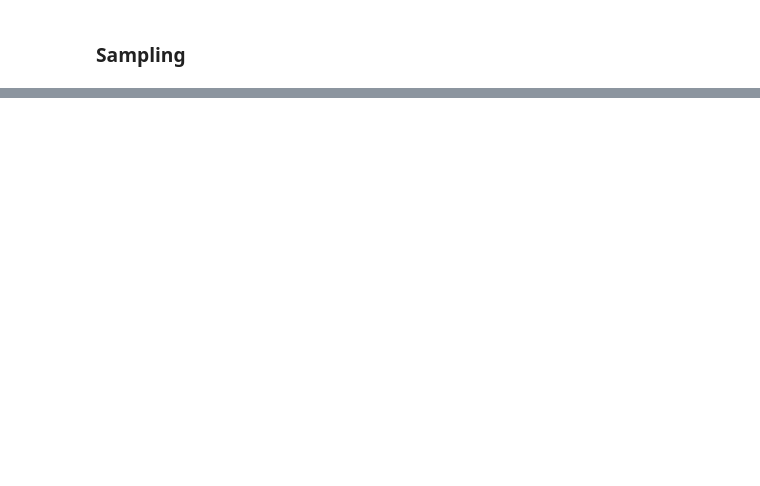
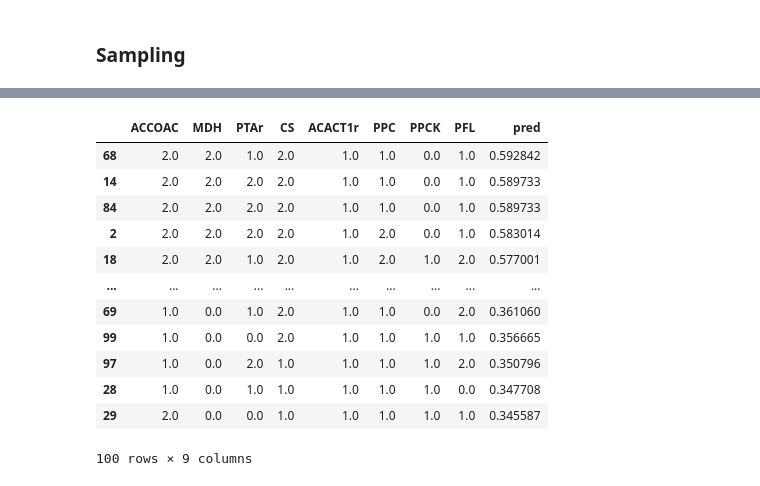
Before and after one commit to costasmexis/straindesignXAI, a Jupyter notebook: notebooks/Isoprenol.ipynb, the cells around one changed output, grey strips where cells are left out. Saved outputs shown, nothing was run; the diff lists cells and outputs as text; code cells hidden in the pictures; blank space fills up the shorter version.

```diff
--- a/notebooks/Isoprenol.ipynb
+++ b/notebooks/Isoprenol.ipynb
@@ -387,0 +211,30 @@ KeyError: 'mu'
+# %%
+top_df = d.df[d.df["cluster"] == top_cluster].copy()
+
+df_x_train = top_df.drop(["Value", "cluster", "pred"], axis=1)
+df_y_train = pd.DataFrame(top_df["Value"])
+
+discrete_columns = df_x_train.columns.tolist()
+# %%
+from ctgan import CTGAN
+
+ctgan = CTGAN(epochs=100)
+ctgan.fit(df_x_train, discrete_columns)
+# %%
+synthetic_data = ctgan.sample(100)
+synthetic_data['pred'] = d.model.predict(synthetic_data)
+synthetic_data.sort_values('pred', ascending=False)
+# %% [output]
+|  | ACCOAC | MDH | PTAr | CS | ACACT1r | PPC | PPCK | PFL | pred |
+| 68 | 2.0 | 2.0 | 1.0 | 2.0 | 1.0 | 1.0 | 0.0 | 1.0 | 0.592842 |
+| 14 | 2.0 | 2.0 | 2.0 | 2.0 | 1.0 | 1.0 | 0.0 | 1.0 | 0.589733 |
+| 84 | 2.0 | 2.0 | 2.0 | 2.0 | 1.0 | 1.0 | 0.0 | 1.0 | 0.589733 |
+| 2 | 2.0 | 2.0 | 2.0 | 2.0 | 1.0 | 2.0 | 0.0 | 1.0 | 0.583014 |
+| 18 | 2.0 | 2.0 | 1.0 | 2.0 | 1.0 | 2.0 | 1.0 | 2.0 | 0.577001 |
+| ... | ... | ... | ... | ... | ... | ... | ... | ... | ... |
+| 69 | 1.0 | 0.0 | 1.0 | 2.0 | 1.0 | 1.0 | 0.0 | 2.0 | 0.361060 |
+| 99 | 1.0 | 0.0 | 0.0 | 2.0 | 1.0 | 1.0 | 1.0 | 1.0 | 0.356665 |
+| 97 | 1.0 | 0.0 | 2.0 | 1.0 | 1.0 | 1.0 | 1.0 | 2.0 | 0.350796 |
+| 28 | 1.0 | 0.0 | 1.0 | 1.0 | 1.0 | 1.0 | 1.0 | 0.0 | 0.347708 |
+| 29 | 2.0 | 0.0 | 0.0 | 1.0 | 1.0 | 1.0 | 1.0 | 1.0 | 0.345587 |
+100 rows × 9 columns
```
Also changed, not shown: parts of 24 cells of this notebook, 1 other file.
